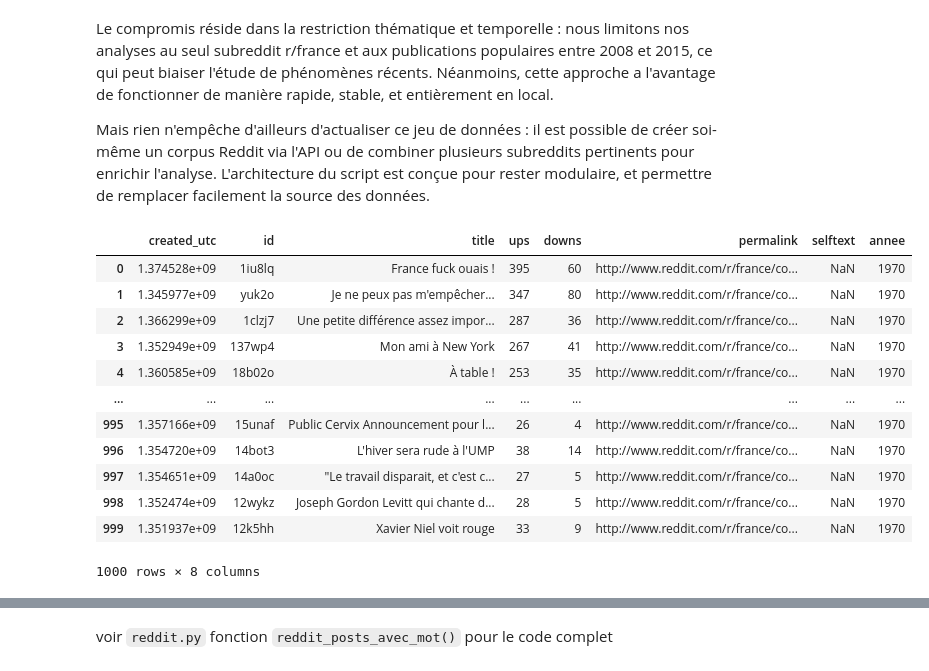
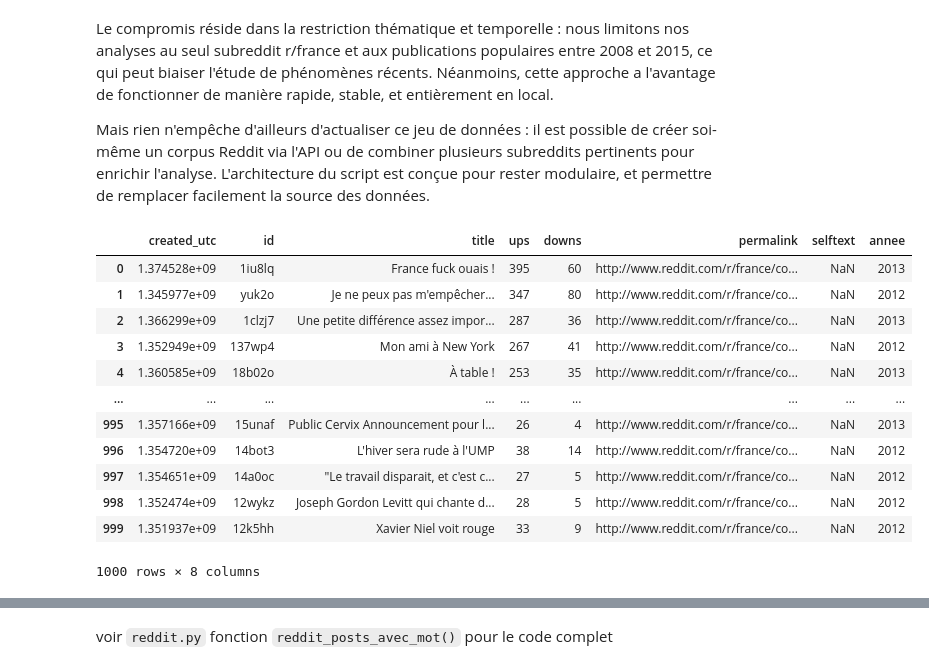
Before and after one commit to Aminata-Dev/L-observatoire-du-mot, a Jupyter notebook: rapport_explications_du_projet.ipynb, the cells around one changed output, grey strips where cells are left out. Saved outputs shown, nothing was run; the diff lists cells and outputs as text; code cells hidden in the pictures.

```diff
--- a/rapport_explications_du_projet.ipynb
+++ b/rapport_explications_du_projet.ipynb
@@ -683,32 +646,32 @@ Mais rien n'empêche d'ailleurs d'actualiser ce jeu de données : il est possibl
 # %%
 import pandas as pd
 
 # URL du fichier CSV sur GitHub
 url = "https://raw.githubusercontent.com/umbrae/reddit-top-2.5-million/master/data/france.csv"
 
 # Lire le fichier CSV directement depuis l'URL
 df = pd.read_csv(url)
 
-df["annee"] = pd.to_datetime(df["created_utc"], utc=True, errors='coerce').dt.year #conversion objet temps puis extraction de l'année
+df["annee"] = pd.to_datetime(df["created_utc"], unit="s", utc=True, errors='coerce').dt.year #conversion objet temps puis extraction de l'année
 
 #suppression des colonnes inutiles
 #df.columns
 df = df[['created_utc', 'id', 'title', 'ups', 'downs', 'permalink', 'selftext', 'annee']]
 
 df
 # %% [output]
 |  | created_utc | id | title | ups | downs | permalink | selftext | annee |
-| 0 | 1.374528e+09 | 1iu8lq | France fuck ouais ! | 395 | 60 | http://www.reddit.com/r/france/co... | NaN | 1970 |
-| 1 | 1.345977e+09 | yuk2o | Je ne peux pas m'empêcher... | 347 | 80 | http://www.reddit.com/r/france/co... | NaN | 1970 |
-| 2 | 1.366299e+09 | 1clzj7 | Une petite différence assez impor... | 287 | 36 | http://www.reddit.com/r/france/co... | NaN | 1970 |
-| 3 | 1.352949e+09 | 137wp4 | Mon ami à New York | 267 | 41 | http://www.reddit.com/r/france/co... | NaN | 1970 |
-| 4 | 1.360585e+09 | 18b02o | À table ! | 253 | 35 | http://www.reddit.com/r/france/co... | NaN | 1970 |
+| 0 | 1.374528e+09 | 1iu8lq | France fuck ouais ! | 395 | 60 | http://www.reddit.com/r/france/co... | NaN | 2013 |
+| 1 | 1.345977e+09 | yuk2o | Je ne peux pas m'empêcher... | 347 | 80 | http://www.reddit.com/r/france/co... | NaN | 2012 |
+| 2 | 1.366299e+09 | 1clzj7 | Une petite différence assez impor... | 287 | 36 | http://www.reddit.com/r/france/co... | NaN | 2013 |
+| 3 | 1.352949e+09 | 137wp4 | Mon ami à New York | 267 | 41 | http://www.reddit.com/r/france/co... | NaN | 2012 |
+| 4 | 1.360585e+09 | 18b02o | À table ! | 253 | 35 | http://www.reddit.com/r/france/co... | NaN | 2013 |
 | ... | ... | ... | ... | ... | ... | ... | ... | ... |
-| 995 | 1.357166e+09 | 15unaf | Public Cervix Announcement pour l... | 26 | 4 | http://www.reddit.com/r/france/co... | NaN | 1970 |
-| 996 | 1.354720e+09 | 14bot3 | L'hiver sera rude à l'UMP | 38 | 14 | http://www.reddit.com/r/france/co... | NaN | 1970 |
-| 997 | 1.354651e+09 | 14a0oc | "Le travail disparait, et c'est c... | 27 | 5 | http://www.reddit.com/r/france/co... | NaN | 1970 |
-| 998 | 1.352474e+09 | 12wykz | Joseph Gordon Levitt qui chante d... | 28 | 5 | http://www.reddit.com/r/france/co... | NaN | 1970 |
-| 999 | 1.351937e+09 | 12k5hh | Xavier Niel voit rouge | 33 | 9 | http://www.reddit.com/r/france/co... | NaN | 1970 |
+| 995 | 1.357166e+09 | 15unaf | Public Cervix Announcement pour l... | 26 | 4 | http://www.reddit.com/r/france/co... | NaN | 2013 |
+| 996 | 1.354720e+09 | 14bot3 | L'hiver sera rude à l'UMP | 38 | 14 | http://www.reddit.com/r/france/co... | NaN | 2012 |
+| 997 | 1.354651e+09 | 14a0oc | "Le travail disparait, et c'est c... | 27 | 5 | http://www.reddit.com/r/france/co... | NaN | 2012 |
+| 998 | 1.352474e+09 | 12wykz | Joseph Gordon Levitt qui chante d... | 28 | 5 | http://www.reddit.com/r/france/co... | NaN | 2012 |
+| 999 | 1.351937e+09 | 12k5hh | Xavier Niel voit rouge | 33 | 9 | http://www.reddit.com/r/france/co... | NaN | 2012 |
 1000 rows × 8 columns
 # %%
 #filtrer les lignes où 'selftext' ou 'title' contenant le mot
```
Also changed, not shown: parts of 23 cells of this notebook, 13 other files.
